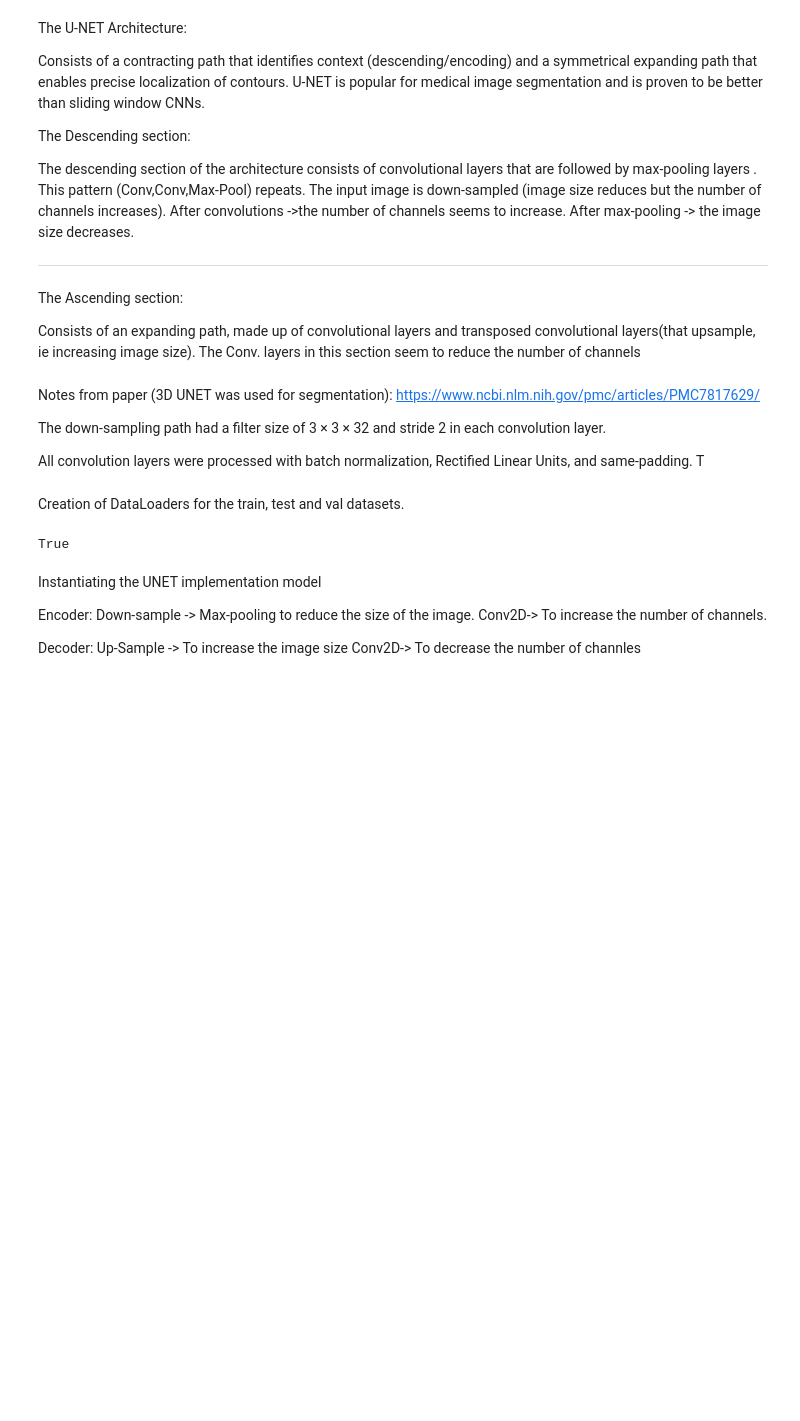
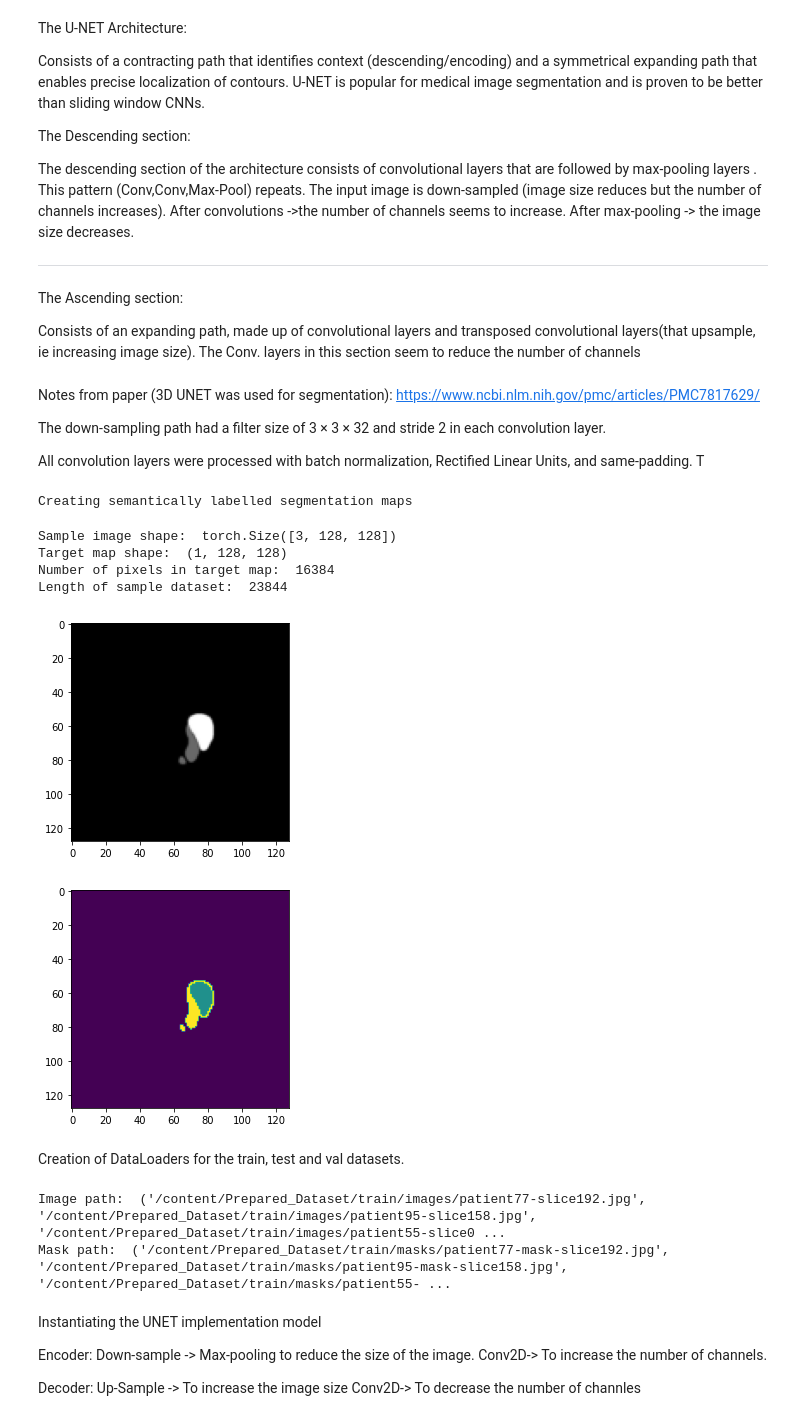
Before and after one commit to STRMNGnwo/Final-Year-Project, a Jupyter notebook: FYP_UNETmodel.ipynb, the cells around one changed output. Cells and saved outputs as stored; diff of their text form; code cells hidden in the pictures; blank space fills up the shorter version.

```diff
--- a/FYP_UNETmodel.ipynb
+++ b/FYP_UNETmodel.ipynb
@@ -362,51 +396,56 @@ def visualiser_colab(image):
 # pyplot.show()
 # pyplot.imshow(mask)
 # pyplot.show()
+# %%
+from matplotlib import image
+from matplotlib import pyplot
+train_path="/content/Prepared_Dataset/train"
+val_path="/content/Prepared_Dataset/val"
+test_path="/content/Prepared_Dataset/test"
+
+sample_path="/content/SampleTrain"
+
+#specifying transforms-> increasing contrast in the image and converting it to a Tensor
+train_transforms=transforms.Compose([transforms.Resize((128,128)),transforms.ToTensor()])
+
+#Setting up Custom Datasets and converting appropriate images to Tensors.
+
+train_dataset= CTADataset(os.path.join(train_path,"images"),os.path.join(train_path,"masks"),transform=train_transforms)
+
+#sample_dataset=CTADataset(os.path.join(sample_path,"images"),os.path.join(sample_path,"masks"),transform=train_transforms)
+# %% [output]
+Creating semantically labelled segmentation maps
 # %%
-from matplotlib import image
-from matplotlib import pyplot
-train_path="/content/Prepared_Dataset/train"
-val_path="/content/Prepared_Dataset/val"
-test_path="/content/Prepared_Dataset/test"
-
-sample_path="/content/SampleTrain"
-
-#specifying transforms-> increasing contrast in the image and converting it to a Tensor
-train_transforms=transforms.Compose([transforms.Resize((128,128)),transforms.ToTensor()])
-val_transforms=transforms.Compose([transforms.ToTensor()])
-test_transforms=transforms.Compose([transforms.ToTensor()])
-
-#Setting up Custom Datasets and converting appropriate images to Tensors.
-
-train_dataset= CTADataset(os.path.join(train_path,"images"),os.path.join(train_path,"masks"),transform=train_transforms)
-val_dataset= CTADataset(os.path.join(val_path,"images"),os.path.join(val_path,"masks"),transform=val_transforms)
-test_dataset=CTADataset(os.path.join(test_path,"images"),os.path.join(test_path,"masks"),transform=test_transforms)
-
-#sample_dataset=CTADataset(os.path.join(sample_path,"images"),os.path.join(sample_path,"masks"),transform=train_transforms)
-
 #getting a sample image and mask from an arbitrary patient and displaying it.
 # target_map is the semantically segmented ground truth to be used in loss func
-train_sampleimage,train_samplemask,imagePath,maskPath,target_map=train_dataset.__getitem__(980)
+train_sampleimage,train_samplemask,imagePath,maskPath,target_map=train_dataset.__getitem__(670)
 
-print(train_sampleimage.shape)
+print("Sample image shape: ",train_sampleimage.shape)
 # image_np= np.asarray(train_sampleimage)
 
 # print(image_np.size)
-print(target_map.shape)
-print(target_map.size)
+print("Target map shape: ",target_map.shape)
+print("Number of pixels in target map: ",target_map.size)
 
 
 print("Length of sample dataset: ",train_dataset.__len__())
 # visualiser_sample(train_sampleimage)
 # visualiser_sample(train_samplemask)
 
 pyplot.imshow(train_samplemask.permute(1,2,0))
 pyplot.show()
 
 #for pyplot to show image, it must be in format: width,height. target map-> channel, width, height
 pyplot.imshow(np.squeeze(target_map)) #squeeze removes the channel dimension as its just 1
 
 pyplot.show()
+# %% [output]
+Sample image shape:  torch.Size([3, 128, 128])
+Target map shape:  (1, 128, 128)
+Number of pixels in target map:  16384
+Length of sample dataset:  23844
+[figure, added]
+[figure, added]
 # %% [markdown]
 Creation of DataLoaders for the train, test and val datasets.
 # %%
@@ -414,15 +453,19 @@ Creation of DataLoaders for the train, test and val datasets.
 
 train_loader= DataLoader(train_dataset,batch_size=16,shuffle=False,drop_last=True)
 
-print(train_loader.drop_last)
-# val_loader= DataLoader(val_dataset,batch_size=32,shuffle=False)
-# test_loader= DataLoader(test_dataset,batch_size=32,shuffle=False)
+shuffled_train_loader=DataLoader(train_dataset,batch_size=16,shuffle=True,drop_last=True)
 
 # print(sample_dataset.__len__())
 
+image,mask,imagePath,maskPath,target_mask= next(iter(shuffled_train_loader))
+
+print("Image path: ",imagePath)
+print("Mask path: ",maskPath)
+
 #sample_loader=DataLoader(sample_dataset,batch_size=16,shuffle=False)
 # %% [output]
-True
+Image path:  ('/content/Prepared_Dataset/train/images/patient77-slice192.jpg', '/content/Prepared_Dataset/train/images/patient95-slice158.jpg', '/content/Prepared_Dataset/train/images/patient55-slice0 ...
+Mask path:  ('/content/Prepared_Dataset/train/masks/patient77-mask-slice192.jpg', '/content/Prepared_Dataset/train/masks/patient95-mask-slice158.jpg', '/content/Prepared_Dataset/train/masks/patient55- ...
 # %% [markdown]
 Instantiating the UNET implementation model
 
```
Also changed, not shown: parts of 22 cells of this notebook.
